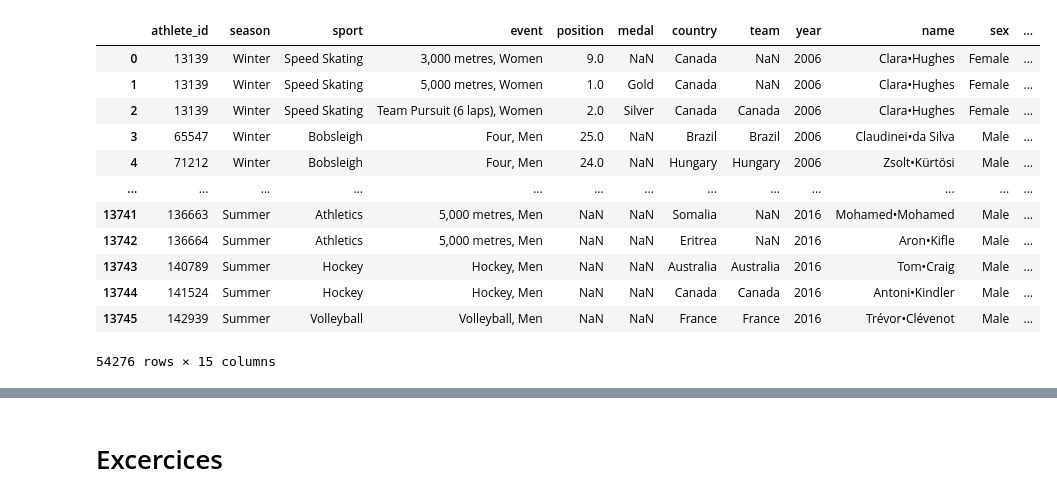
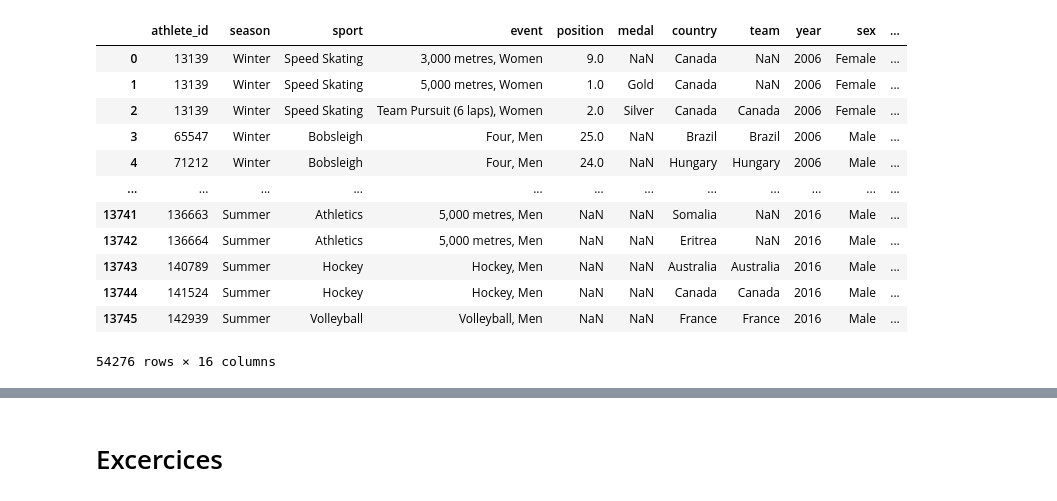
Before and after one commit to 841723/informatica-s7, a Jupyter notebook: mads-tpds/project/project1/src/project1.ipynb, the cells around one changed output, grey strips where cells are left out. Saved outputs shown, nothing was run; the diff lists cells and outputs as text; code cells hidden in the pictures.

```diff
--- a/mads-tpds/project/project1/src/project1.ipynb
+++ b/mads-tpds/project/project1/src/project1.ipynb
@@ -7,8 +7,6 @@ import glob
 # %%
 # Get a list of all CSV files in the data directory
 csv_files = glob.glob('../data/results_*.csv')
-
-# Read all CSV files into a list of dataframes
 
 dataframes = []
 for file in csv_files:
@@ -20,10 +18,14 @@ for file in csv_files:
 
 df_results = pd.concat(objs=dataframes)
 df_results['athlete_id'] = df_results['athlete_id'].astype(int)
-df_results['position'] = pd.to_numeric(df_results['position'], errors='coerce')
+df_results.loc[df_results.position=='Fourty-Two', 'position'] = 42
 
-# df_results.set_index(['athlete_id','year','sport','event'], inplace=True)
+df_results['position'] = pd.to_numeric(df_results['position'], errors='raise')
+df_results['year'] = pd.to_numeric(df_results['year'], errors='raise')
 
-print(df_results.dtypes)
+# print(df_pos_cap)
+# # df_results.set_index(['athlete_id','year','sport','event'], inplace=True)
+
+# print(df_results.dtypes)
 df_results
 # %% [output]
@@ -71,0 +45,8 @@ df_metadata
+# %%
+df_metadata_athletes = pd.read_excel('../data/metadata.xlsx', sheet_name='athletes')
+df_metadata_athletes.set_index('athlete_id', inplace=True)
+names = df_metadata_athletes['name'].str.split('•', n=1, expand=True)
+df_metadata_athletes['first_name'] = names[0]
+df_metadata_athletes['last_name'] = names[1]
+df_metadata_athletes.drop('name', axis=1, inplace=True)
+df_metadata_athletes
@@ -72,17 +95,17 @@ df_metadata
 # %%
-df = pd.merge(left=df_results, right=df_metadata, how='left', left_on='athlete_id', right_index=True)
-df
+df_athletes = pd.merge(left=df_results, right=df_metadata_athletes, how='left', left_on='athlete_id', right_index=True)
+df_athletes
 # %% [output]
-|  | athlete_id | season | sport | event | position | medal | country | team | year | name | sex | ... |
-| 0 | 13139 | Winter | Speed Skating | 3,000 metres, Women | 9.0 | NaN | Canada | NaN | 2006 | Clara•Hughes | Female | ... |
-| 1 | 13139 | Winter | Speed Skating | 5,000 metres, Women | 1.0 | Gold | Canada | NaN | 2006 | Clara•Hughes | Female | ... |
-| 2 | 13139 | Winter | Speed Skating | Team Pursuit (6 laps), Women | 2.0 | Silver | Canada | Canada | 2006 | Clara•Hughes | Female | ... |
-| 3 | 65547 | Winter | Bobsleigh | Four, Men | 25.0 | NaN | Brazil | Brazil | 2006 | Claudinei•da Silva | Male | ... |
-| 4 | 71212 | Winter | Bobsleigh | Four, Men | 24.0 | NaN | Hungary | Hungary | 2006 | Zsolt•Kürtösi | Male | ... |
-| ... | ... | ... | ... | ... | ... | ... | ... | ... | ... | ... | ... | ... |
-| 13741 | 136663 | Summer | Athletics | 5,000 metres, Men | NaN | NaN | Somalia | NaN | 2016 | Mohamed•Mohamed | Male | ... |
-| 13742 | 136664 | Summer | Athletics | 5,000 metres, Men | NaN | NaN | Eritrea | NaN | 2016 | Aron•Kifle | Male | ... |
-| 13743 | 140789 | Summer | Hockey | Hockey, Men | NaN | NaN | Australia | Australia | 2016 | Tom•Craig | Male | ... |
-| 13744 | 141524 | Summer | Hockey | Hockey, Men | NaN | NaN | Canada | Canada | 2016 | Antoni•Kindler | Male | ... |
-| 13745 | 142939 | Summer | Volleyball | Volleyball, Men | NaN | NaN | France | France | 2016 | Trévor•Clévenot | Male | ... |
+|  | athlete_id | season | sport | event | position | medal | country | team | year | sex | ... |
+| 0 | 13139 | Winter | Speed Skating | 3,000 metres, Women | 9.0 | NaN | Canada | NaN | 2006 | Female | ... |
+| 1 | 13139 | Winter | Speed Skating | 5,000 metres, Women | 1.0 | Gold | Canada | NaN | 2006 | Female | ... |
+| 2 | 13139 | Winter | Speed Skating | Team Pursuit (6 laps), Women | 2.0 | Silver | Canada | Canada | 2006 | Female | ... |
+| 3 | 65547 | Winter | Bobsleigh | Four, Men | 25.0 | NaN | Brazil | Brazil | 2006 | Male | ... |
+| 4 | 71212 | Winter | Bobsleigh | Four, Men | 24.0 | NaN | Hungary | Hungary | 2006 | Male | ... |
+| ... | ... | ... | ... | ... | ... | ... | ... | ... | ... | ... | ... |
+| 13741 | 136663 | Summer | Athletics | 5,000 metres, Men | NaN | NaN | Somalia | NaN | 2016 | Male | ... |
+| 13742 | 136664 | Summer | Athletics | 5,000 metres, Men | NaN | NaN | Eritrea | NaN | 2016 | Male | ... |
+| 13743 | 140789 | Summer | Hockey | Hockey, Men | NaN | NaN | Australia | Australia | 2016 | Male | ... |
+| 13744 | 141524 | Summer | Hockey | Hockey, Men | NaN | NaN | Canada | Canada | 2016 | Male | ... |
+| 13745 | 142939 | Summer | Volleyball | Volleyball, Men | NaN | NaN | France | France | 2016 | Male | ... |
-54276 rows × 15 columns
+54276 rows × 16 columns
```
Also changed, not shown: parts of 15 cells of this notebook.
